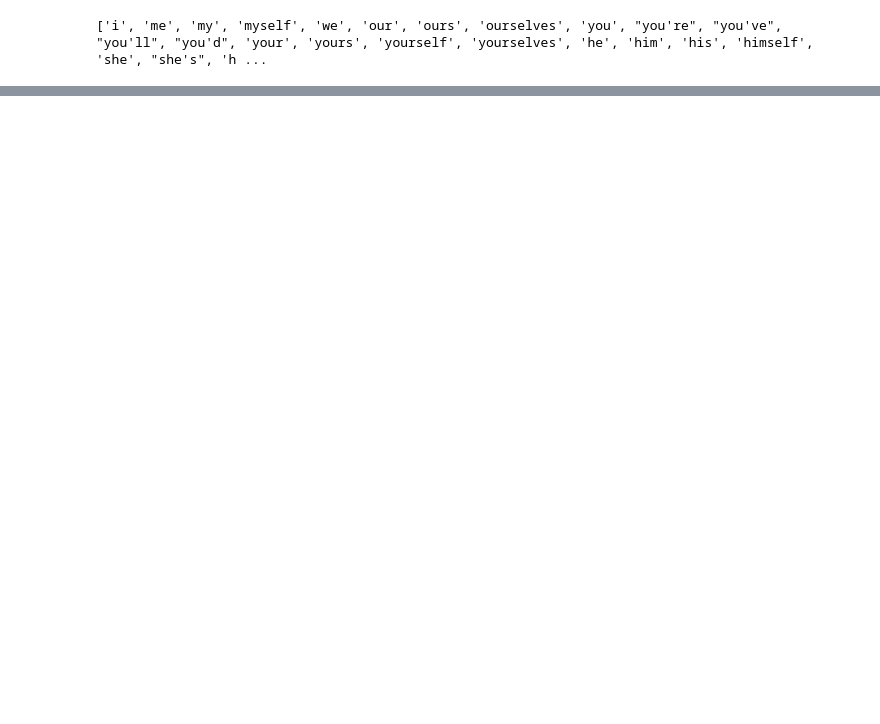
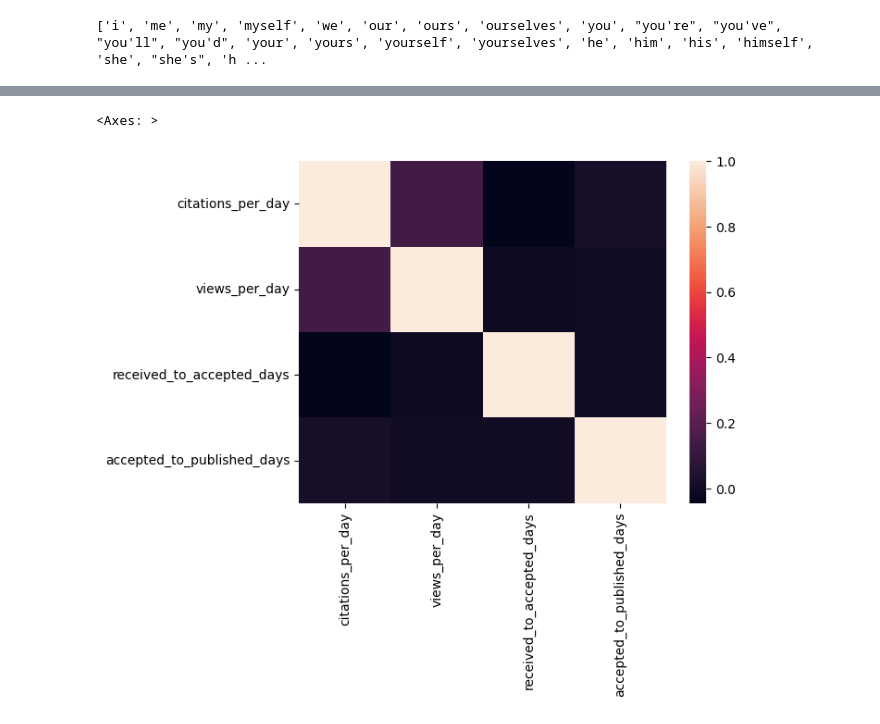
Before and after one commit to karwester/plosAnalysis, a Jupyter notebook: berTopic.ipynb, the cells around one changed output, grey strips where cells are left out. Cells and saved outputs as stored; diff of their text form; code cells hidden in the pictures; blank space fills up the shorter version.

```diff
--- a/berTopic.ipynb
+++ b/berTopic.ipynb
@@ -158,0 +349,27 @@ topic_model.visualize_hierarchy(top_n_topics=10)
+# %%
+#get rid of everything related to covid #
+#search for covid and lockdown in titles
+#rerun analysis
+'''
+mini example
+
+foo = pd.DataFrame({'a' : [1,2,3,4], 'b' : ['hi', 'foo', 'fat', 'cat']})
+
+import re
+print(foo.b.str.contains('FO|FA',flags=re.IGNORECASE, regex=True))
+#print(foo.loc[foo.b.str.contains('^f'), :])
+
+'''
+
+
+
+
+
+import re
+data_cov = data.loc[data.title.str.contains('covid|lockdown',flags=re.IGNORECASE, regex=True), :]
+data_nocov = data.loc[~data.title.str.contains('covid|lockdown',flags=re.IGNORECASE, regex=True), :]
+ #                 '(foo|bar)'
+#df.loc[df['column_name'] == some_value]
+#df['conference'].str.contains('').any()
+
+#if re.search('covid', 'Mandy Pande', re.IGNORECASE):
@@ -158,0 +412,6 @@ topic_model.visualize_hierarchy(top_n_topics=10)
+# %%
+dnc = data_nocov[['citations_per_day','views_per_day','received_to_accepted_days','accepted_to_published_days']]
+sns.heatmap(dnc.corr())
+# %% [output]
+<Axes: >
+[figure, added]
```
Also changed, not shown: parts of 25 cells of this notebook, 1 other file.
